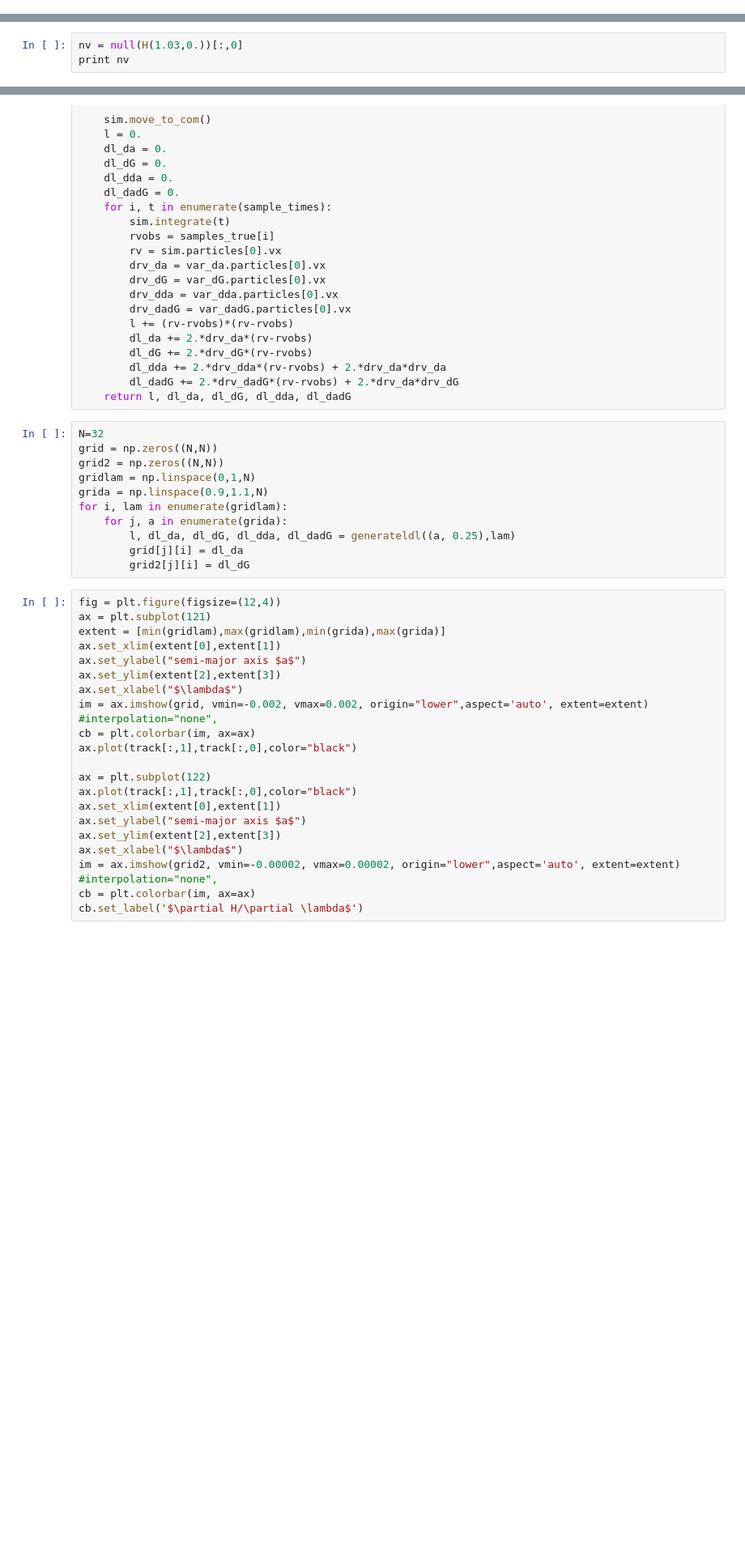
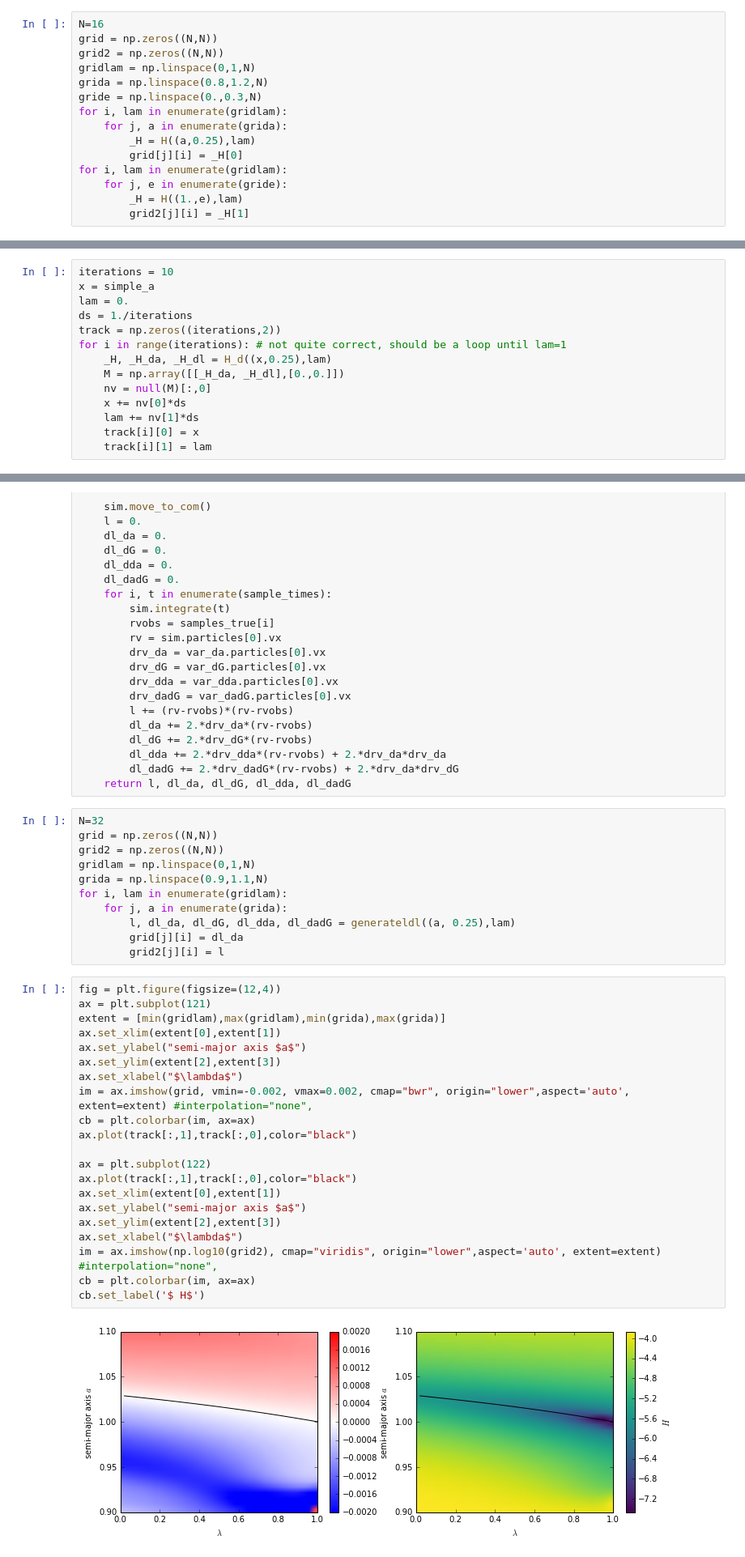
Before and after one commit to hannorein/rebound, a Jupyter notebook: Homotopy.ipynb, the cells around one changed output, grey strips where cells are left out. Shown at 81% size. Cells and saved outputs as stored; diff of their text form; blank space fills up the shorter version.

```diff
--- a/Homotopy.ipynb
+++ b/Homotopy.ipynb
@@ -98,0 +132,15 @@ array([[ 0.04367371,  0.00112282],
+# %%
+N=16
+grid = np.zeros((N,N))
+grid2 = np.zeros((N,N))
+gridlam = np.linspace(0,1,N)
+grida = np.linspace(0.8,1.2,N)
+gride = np.linspace(0.,0.3,N)
+for i, lam in enumerate(gridlam):
+    for j, a in enumerate(grida):
+        _H = H((a,0.25),lam)
+        grid[j][i] = _H[0]
+for i, lam in enumerate(gridlam):
+    for j, e in enumerate(gride):
+        _H = H((1.,e),lam)
+        grid2[j][i] = _H[1]
@@ -107,3 +173,0 @@ A = np.array([[2.8,8.3],[0,0,]])
-# %%
-nv = null(H(1.03,0.))[:,0]
-print nv
@@ -111,0 +174,14 @@ print nv
+# %%
+iterations = 10
+x = simple_a
+lam = 0.
+ds = 1./iterations
+track = np.zeros((iterations,2))
+for i in range(iterations): # not quite correct, should be a loop until lam=1
+    _H, _H_da, _H_dl = H_d((x,0.25),lam)
+    M = np.array([[_H_da, _H_dl],[0.,0.]])
+    nv = null(M)[:,0]
+    x += nv[0]*ds
+    lam += nv[1]*ds
+    track[i][0] = x
+    track[i][1] = lam
@@ -156,25 +309,27 @@ for i, lam in enumerate(gridlam):
     for j, a in enumerate(grida):
         l, dl_da, dl_dG, dl_dda, dl_dadG = generateldl((a, 0.25),lam)
         grid[j][i] = dl_da
-        grid2[j][i] = dl_dG
+        grid2[j][i] = l
 # %%
 fig = plt.figure(figsize=(12,4))
 ax = plt.subplot(121)
 extent = [min(gridlam),max(gridlam),min(grida),max(grida)]
 ax.set_xlim(extent[0],extent[1])
 ax.set_ylabel("semi-major axis $a$")
 ax.set_ylim(extent[2],extent[3])
 ax.set_xlabel("$\lambda$")
-im = ax.imshow(grid, vmin=-0.002, vmax=0.002, origin="lower",aspect='auto', extent=extent) #interpolation="none",
+im = ax.imshow(grid, vmin=-0.002, vmax=0.002, cmap="bwr", origin="lower",aspect='auto', extent=extent) #interpolation="none",
 cb = plt.colorbar(im, ax=ax)
 ax.plot(track[:,1],track[:,0],color="black")
 
 ax = plt.subplot(122)
 ax.plot(track[:,1],track[:,0],color="black")
 ax.set_xlim(extent[0],extent[1])
 ax.set_ylabel("semi-major axis $a$")
 ax.set_ylim(extent[2],extent[3])
 ax.set_xlabel("$\lambda$")
-im = ax.imshow(grid2, vmin=-0.00002, vmax=0.00002, origin="lower",aspect='auto', extent=extent) #interpolation="none",
+im = ax.imshow(np.log10(grid2), cmap="viridis", origin="lower",aspect='auto', extent=extent) #interpolation="none",
 cb = plt.colorbar(im, ax=ax)
-cb.set_label('$\partial H/\partial \lambda$')
+cb.set_label('$ H$')
+# %% [output]
+[figure, added]
```
Also changed, not shown: parts of 21 cells of this notebook, 1 other file.
